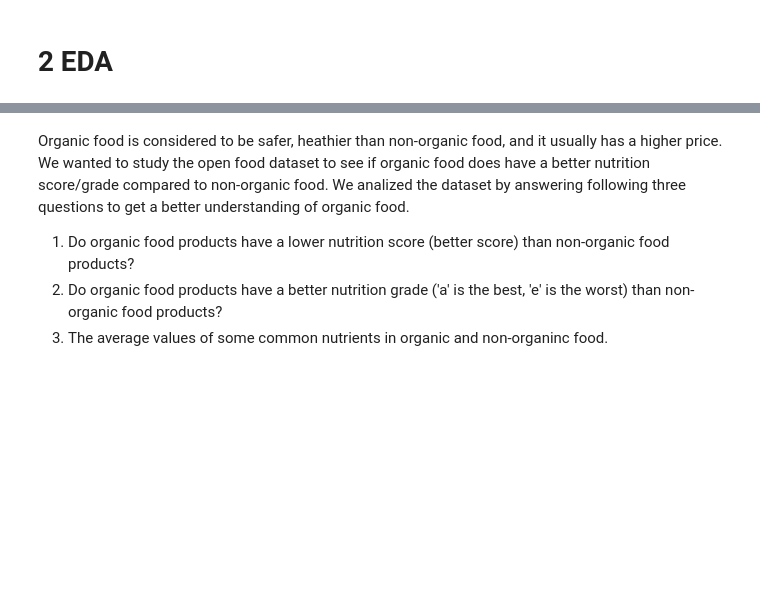
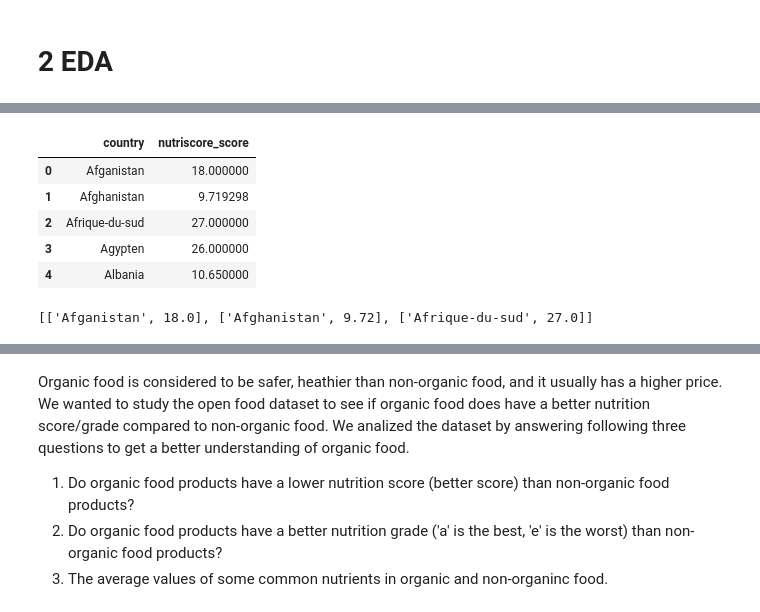
Before and after one commit to raman-bhatia/cis_5450_final_project, a Jupyter notebook: CIS5450_Project_draft_shared.ipynb, the cells around one changed output, grey strips where cells are left out. Cells and saved outputs as stored; diff of their text form; code cells hidden in the pictures; blank space fills up the shorter version.

```diff
--- a/CIS5450_Project_draft_shared.ipynb
+++ b/CIS5450_Project_draft_shared.ipynb
@@ -276,0 +212,4 @@ nutrients_df.head()
+# %%
+# remove rows with null nutriscore_score or nutriscore_grade
+df_2 = new_df.filter((new_df.nutriscore_grade.isNotNull()) & (new_df.nutriscore_score.isNotNull()))
+df_2.show()
@@ -276,0 +234,30 @@ nutrients_df.head()
+# %%
+# generate average nutrition score for countries
+df_2.createOrReplaceTempView("df_2")
+
+sdf = spark.sql('''
+SELECT countries_en,nutriscore_score
+FROM df_2
+''')
+score_countries_pdf = sdf.toPandas().astype({'nutriscore_score':'int32'})
+
+score_countries_pdf['country'] = score_countries_pdf["countries_en"].str.split(",")
+score_countries_pdf = score_countries_pdf.explode("country")
+# score_countries_pdf.head()
+
+ave_score_df = score_countries_pdf.dropna(subset=['nutriscore_score']).groupby(['country'])['nutriscore_score'].mean().reset_index()
+ave_score_df.head()
+# %% [output]
+|  | country | nutriscore_score |
+| 0 | Afganistan | 18.000000 |
+| 1 | Afghanistan | 9.719298 |
+| 2 | Afrique-du-sud | 27.000000 |
+| 3 | Agypten | 26.000000 |
+| 4 | Albania | 10.650000 |
+# %%
+#
+ave_score_max = ave_score_df['nutriscore_score'].max()
+ave_score_list = [[ave_score_df['country'][i],round(ave_score_df['nutriscore_score'][i], 2)] for i in range(len(ave_score_df))] #prepare data for visualization
+print(ave_score_list[:3])
+# %% [output]
+[['Afganistan', 18.0], ['Afghanistan', 9.72], ['Afrique-du-sud', 27.0]]
```
Also changed, not shown: parts of 63 cells of this notebook.
